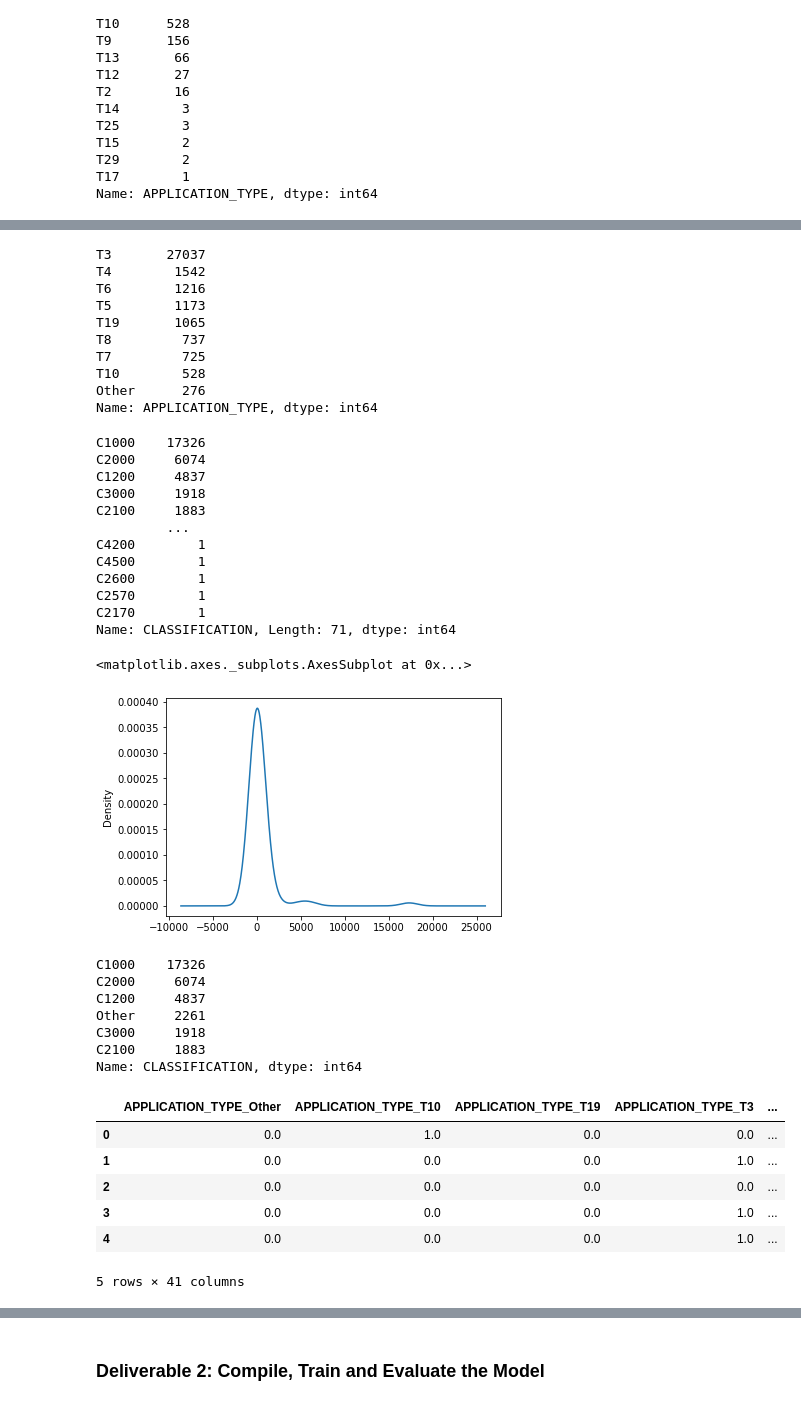
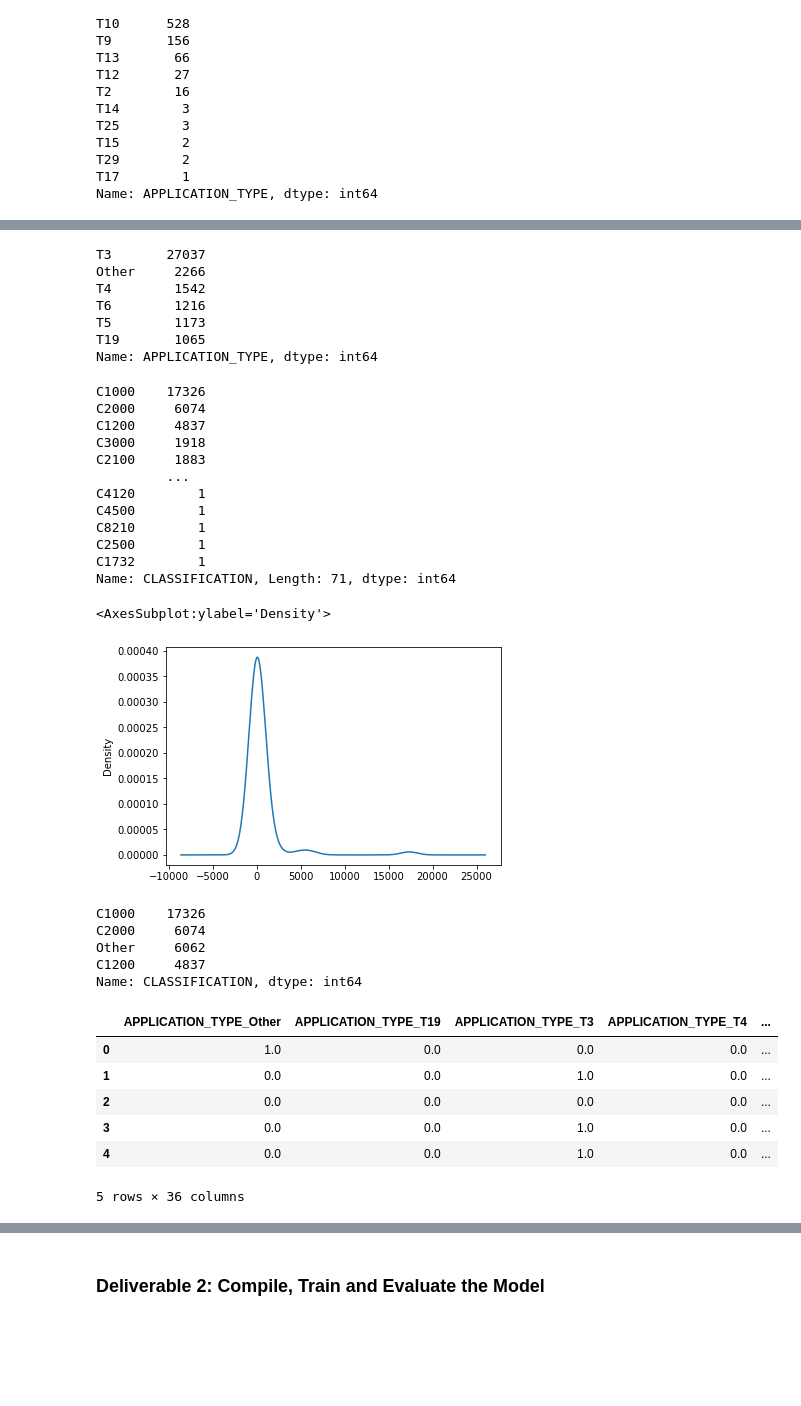
Before and after one commit to rewalkley/Neural_Network_Charity_Analysis, a Jupyter notebook: AlphabetSoupCharity.ipynb, the cells around one changed output, grey strips where cells are left out. Drawn from its saved outputs; the diff is of its cells as text; code cells hidden in the pictures; blank space fills up the shorter version.

```diff
--- a/AlphabetSoupCharity.ipynb
+++ b/AlphabetSoupCharity.ipynb
@@ -66,7 +67,7 @@ Name: APPLICATION_TYPE, dtype: int64
 [figure]
 # %%
 # Determine which values to replace if counts are less than ...?
-#  YOUR CODE GOES HERE
+replace_application = list(app_type_counts[app_type_counts < 1000].index)
 
 # Replace in dataframe
 for app in replace_application:
@@ -76,18 +77,16 @@ for app in replace_application:
 application_df.APPLICATION_TYPE.value_counts()
 # %% [output]
 T3       27037
+Other     2266
 T4        1542
 T6        1216
 T5        1173
 T19       1065
-T8         737
-T7         725
-T10        528
-Other      276
 Name: APPLICATION_TYPE, dtype: int64
 # %%
 # Look at CLASSIFICATION value counts for binning
-#  YOUR CODE GOES HERE
+classification_value_counts = application_df['CLASSIFICATION'].value_counts()
+classification_value_counts
 # %% [output]
 C1000    17326
 C2000     6074
@@ -95,21 +94,21 @@ C1200     4837
 C3000     1918
 C2100     1883
          ...
-C4200        1
+C4120        1
 C4500        1
-C2600        1
-C2570        1
-C2170        1
+C8210        1
+C2500        1
+C1732        1
 Name: CLASSIFICATION, Length: 71, dtype: int64
 # %%
 # Visualize the value counts of CLASSIFICATION
-#  YOUR CODE GOES HERE
+classification_value_counts.plot.density()
 # %% [output]
-<matplotlib.axes._subplots.AxesSubplot at 0x...>
+<AxesSubplot:ylabel='Density'>
 [figure]
 # %%
 # Determine which values to replace if counts are less than ..?
-#  YOUR CODE GOES HERE
+replace_class = list(classification_value_counts[classification_value_counts < 4000].index)
 
 # Replace in dataframe
 for cls in replace_class:
@@ -120,31 +119,29 @@ application_df.CLASSIFICATION.value_counts()
 # %% [output]
 C1000    17326
 C2000     6074
+Other     6062
 C1200     4837
-Other     2261
-C3000     1918
-C2100     1883
 Name: CLASSIFICATION, dtype: int64
 # %%
 # Generate our categorical variable lists
-#  YOUR CODE GOES HERE
+app_cat = application_df.dtypes[application_df.dtypes == "object"].index.tolist()
 # %%
 # Create a OneHotEncoder instance
 enc = OneHotEncoder(sparse=False)
 
 # Fit and transform the OneHotEncoder using the categorical variable list
-#  YOUR CODE GOES HERE
+encode_df = pd.DataFrame(enc.fit_transform(application_df[app_cat]))
 
 # Add the encoded variable names to the dataframe
-encode_df.columns = enc.get_feature_names(application_cat)
+encode_df.columns = enc.get_feature_names(app_cat)
 encode_df.head()
 # %% [output]
-|  | APPLICATION_TYPE_Other | APPLICATION_TYPE_T10 | APPLICATION_TYPE_T19 | APPLICATION_TYPE_T3 | ... |
-| 0 | 0.0 | 1.0 | 0.0 | 0.0 | ... |
-| 1 | 0.0 | 0.0 | 0.0 | 1.0 | ... |
+|  | APPLICATION_TYPE_Other | APPLICATION_TYPE_T19 | APPLICATION_TYPE_T3 | APPLICATION_TYPE_T4 | ... |
+| 0 | 1.0 | 0.0 | 0.0 | 0.0 | ... |
+| 1 | 0.0 | 0.0 | 1.0 | 0.0 | ... |
 | 2 | 0.0 | 0.0 | 0.0 | 0.0 | ... |
-| 3 | 0.0 | 0.0 | 0.0 | 1.0 | ... |
-| 4 | 0.0 | 0.0 | 0.0 | 1.0 | ... |
+| 3 | 0.0 | 0.0 | 1.0 | 0.0 | ... |
+| 4 | 0.0 | 0.0 | 1.0 | 0.0 | ... |
-5 rows × 41 columns
+5 rows × 36 columns
 # %%
 # Merge one-hot encoded features and drop the originals
```
Also changed, not shown: parts of 4 cells of this notebook.
